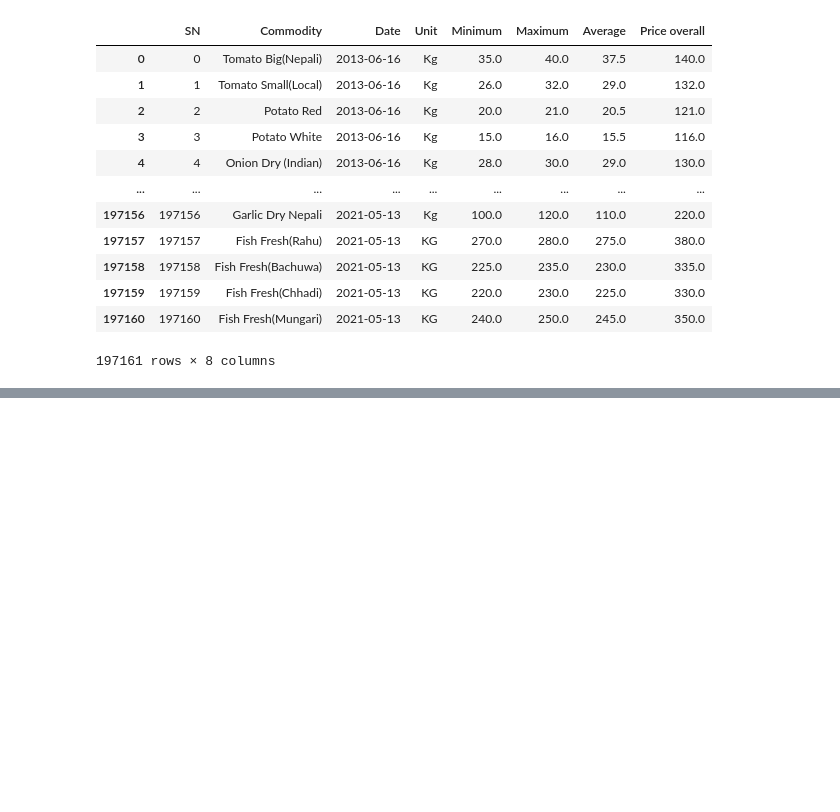
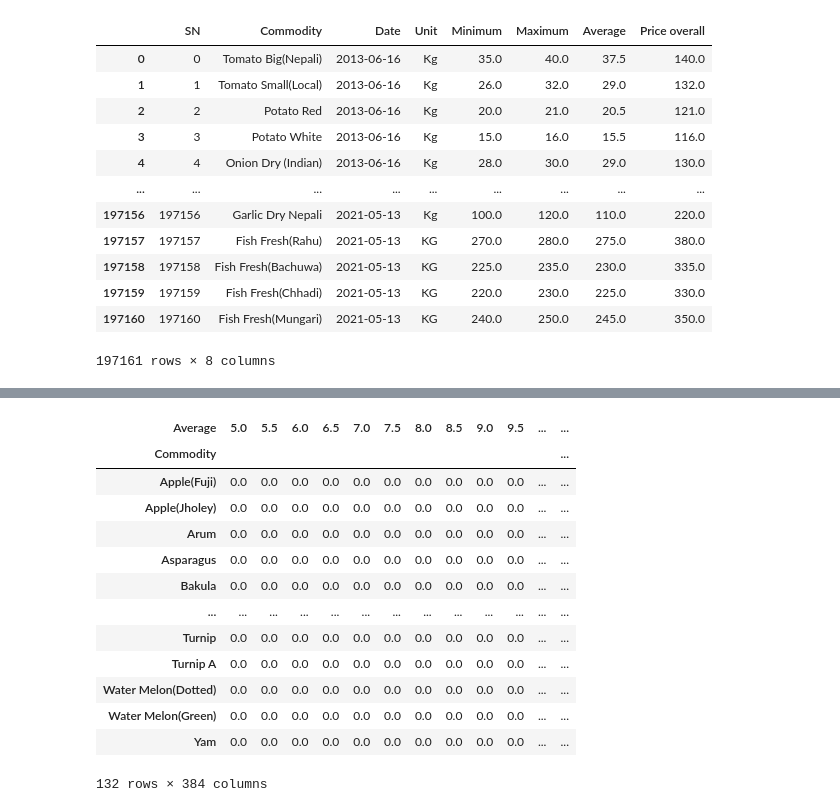
Before and after one commit to Jitukhamcha/upskill-batch-mangsir, a Jupyter notebook: pythons/pandas-p-day3.ipynb, the cells around one changed output, grey strips where cells are left out. Cells and saved outputs as stored; diff of their text form; code cells hidden in the pictures; blank space fills up the shorter version.

```diff
--- a/pythons/pandas-p-day3.ipynb
+++ b/pythons/pandas-p-day3.ipynb
@@ -333,0 +344,20 @@ dataframe1.sample(4)
+# %%
+import pandas as pd
+dataframe1=pd.read_csv('C:/Users/dell/Desktop/adsaada/upskill-batch-mangsir/datas/kalimati_tarkari_dataset_cleaned_2013_to_2021.csv')
+dataframe1
+dataframe1.pivot_table(values='Minimum',index='Commodity',columns='Average',aggfunc='mean',fill_value=0)
+# %% [output]
+| Average | 5.0 | 5.5 | 6.0 | 6.5 | 7.0 | 7.5 | 8.0 | 8.5 | 9.0 | 9.5 | ... | ... |
+| Commodity |  |  |  |  |  |  |  |  |  |  |  | ... |
+| Apple(Fuji) | 0.0 | 0.0 | 0.0 | 0.0 | 0.0 | 0.0 | 0.0 | 0.0 | 0.0 | 0.0 | ... | ... |
+| Apple(Jholey) | 0.0 | 0.0 | 0.0 | 0.0 | 0.0 | 0.0 | 0.0 | 0.0 | 0.0 | 0.0 | ... | ... |
+| Arum | 0.0 | 0.0 | 0.0 | 0.0 | 0.0 | 0.0 | 0.0 | 0.0 | 0.0 | 0.0 | ... | ... |
+| Asparagus | 0.0 | 0.0 | 0.0 | 0.0 | 0.0 | 0.0 | 0.0 | 0.0 | 0.0 | 0.0 | ... | ... |
+| Bakula | 0.0 | 0.0 | 0.0 | 0.0 | 0.0 | 0.0 | 0.0 | 0.0 | 0.0 | 0.0 | ... | ... |
+| ... | ... | ... | ... | ... | ... | ... | ... | ... | ... | ... | ... | ... |
+| Turnip | 0.0 | 0.0 | 0.0 | 0.0 | 0.0 | 0.0 | 0.0 | 0.0 | 0.0 | 0.0 | ... | ... |
+| Turnip A | 0.0 | 0.0 | 0.0 | 0.0 | 0.0 | 0.0 | 0.0 | 0.0 | 0.0 | 0.0 | ... | ... |
+| Water Melon(Dotted) | 0.0 | 0.0 | 0.0 | 0.0 | 0.0 | 0.0 | 0.0 | 0.0 | 0.0 | 0.0 | ... | ... |
+| Water Melon(Green) | 0.0 | 0.0 | 0.0 | 0.0 | 0.0 | 0.0 | 0.0 | 0.0 | 0.0 | 0.0 | ... | ... |
+| Yam | 0.0 | 0.0 | 0.0 | 0.0 | 0.0 | 0.0 | 0.0 | 0.0 | 0.0 | 0.0 | ... | ... |
+132 rows × 384 columns
```
Also changed, not shown: parts of 7 cells of this notebook, 5 other files.
